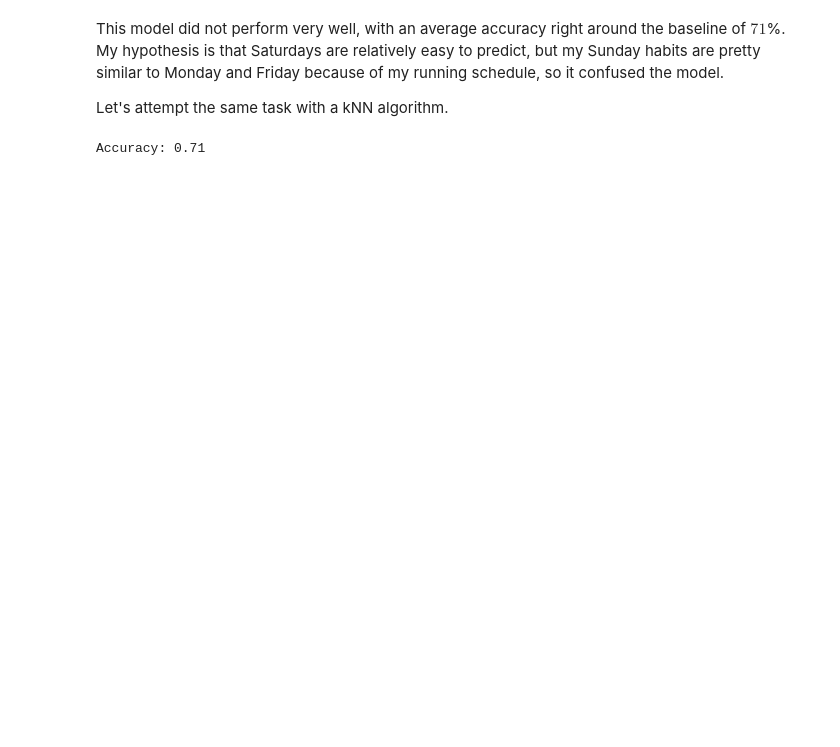
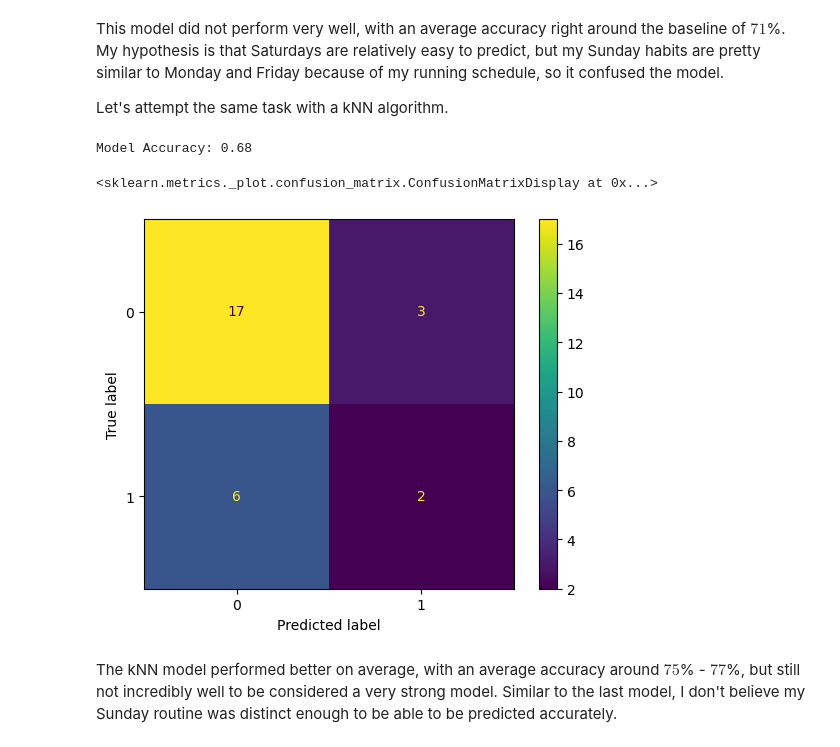
Before and after one commit to CharlieRing4/CPSC222FinalProject, a Jupyter notebook: QuantifiedSelfEDA.ipynb, the cells around one changed output. Cells and saved outputs as stored; diff of their text form; code cells hidden in the pictures; blank space fills up the shorter version.

```diff
--- a/QuantifiedSelfEDA.ipynb
+++ b/QuantifiedSelfEDA.ipynb
@@ -272,7 +296,11 @@ This model did not perform very well, with an average accuracy right around the
 # %%
 knn_clf, knn_y_test, knn_y_preds = utilities.knn_weekend(merged_df)
 knn_cm = confusion_matrix(knn_y_test,knn_y_preds)
-disp = ConfusionMatrixDisplay(tree_cm,display_labels=knn_clf.classes_)
+disp = ConfusionMatrixDisplay(knn_cm,display_labels=knn_clf.classes_)
 disp.plot()
 # %% [output]
-Accuracy: 0.71
+Model Accuracy: 0.68
+<sklearn.metrics._plot.confusion_matrix.ConfusionMatrixDisplay at 0x...>
+[figure, added]
+# %% [markdown]
+The kNN model performed better on average, with an average accuracy around $75$% - $77$%, but still not incredibly well to be considered a very strong model. Similar to the last model, I don't believe my Sunday routine was distinct enough to be able to be predicted accurately.
```
Also changed, not shown: parts of 17 cells of this notebook, 1 other file.
